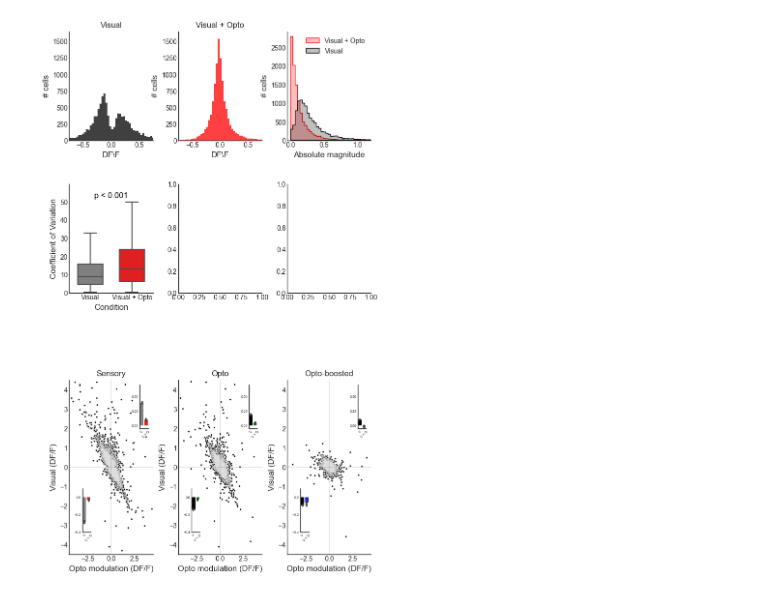
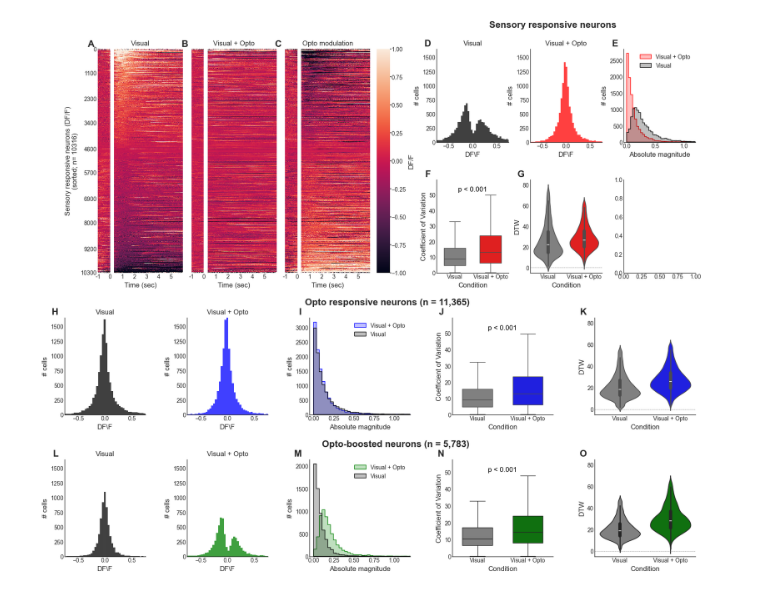
Before and after one commit to huriyeatg/clapfcstimulation, a Jupyter notebook: fig2_populationChrimson.ipynb, the cells around one changed output. Drawn from its saved outputs; the diff is of its cells as text; code cells hidden in the pictures.

```diff
--- a/fig2_populationChrimson.ipynb
+++ b/fig2_populationChrimson.ipynb
@@ -30,7 +30,7 @@ warnings.filterwarnings("ignore", category= UserWarning)
 
 
 #paths
-savefigpath  =  r'G:\My Drive\Manuscripts\1 CLAStPFC\panels_raw'
+savefigpath  =  r'G:\My Drive\Manuscripts\0 CLAStPFC\panels_raw2'
 #'C:\\Users\\Huriye\\Documents\\code\\clapfcstimulation\\figs\\'
 analysispath = 'C:\\Users\\Huriye\\Documents\\code\\clapfcstimulation\\analysis\\'
 # %% [output]
@@ -38,22 +39,35 @@ Env: clapfcstimulation
 # %%
+# Figure 2 : Chrimson mice - Naive population analysis Increase variance in response
 
 interestedCohort = 'Chrimson'
 interestedTrainedLevel = 'Naive'
 
 pfun.set_figure()
 fig = plt.figure(constrained_layout=False, figsize=(16, 18)) # 8,11 for full A4 page
+# figsize=(6.85, 9.05)) for full page # figsize=(3.35, 9.05)) for single page
 
 # set gridspec
-
 gs_visHeatmap  = fig.add_gridspec(ncols=3, nrows=1, bottom=0.65, top=0.95, left=0.05,right=0.46,
                               wspace=0.1, hspace=0.2)
 gs_visHeatmapCax  = fig.add_gridspec(ncols=1, nrows=1, bottom=0.65, top=0.95, left=0.48, right=0.50,
                               wspace=0.2, hspace=0.4)
 gs_visuaPlots  = fig.add_gridspec(ncols=3, nrows=2, bottom=0.65, top=0.95, left=0.56, right=0.95,
                               wspace=0.3, hspace=0.4)
-gs_scatterPlots  = fig.add_gridspec(ncols=3, nrows=1, bottom=0.35, top=0.55, left=0.56, right=0.95,
-                              wspace=0.3, hspace=0.4)
+gs_optoPlots   = fig.add_gridspec(ncols=5, nrows=1, bottom=0.46, top=0.59, left=0.0, right=0.95,
+                             width_ratios=[0.8, 0.8, 1, 1, 1], wspace=0.45, hspace=0.4)
+gs_bothPlots   = fig.add_gridspec(ncols=5, nrows=1, bottom=0.27, top=0.40, left=0.0, right=0.95,
+                             width_ratios=[0.8, 0.8, 1, 1, 1], wspace=0.45, hspace=0.4)
 
+# Panel A: Heatmap for Visual responsive cells
+ax_gs_visHeatmap = {xx: fig.add_subplot(gs_visHeatmap[xx]) for xx in range(3)}
+cax =  {xx: fig.add_subplot(gs_visHeatmapCax[xx]) for xx in range(1)}
+colorbarlimitsForHeatMap = [-1,1]
+pfun.heatmap_comparison('Visual', 'Visual + Opto', sortType = 'Visual', cohort=interestedCohort,
+                       trainedLevel= interestedTrainedLevel, condition='Sensory',
+                       colormapSelection = 'OptoProject', axis=ax_gs_visHeatmap, cbar_ax=cax[0],
+                       savefigname=None, savefigpath=None, colorbarlimits=colorbarlimitsForHeatMap)
+
+# Panel B-G: Visual responsive cells analysis
 plotParams = {
     'ylimitsforhist': [0, 1650],
     'xlimitsforhist': [-0.75, 0.75],
@@ -72,17 +86,62 @@ pfun.population_plots('Visual', 'Visual + Opto', sortType = 'Visual', cohort=int
                        trainedLevel=interestedTrainedLevel, condition='Sensory', plotParams = plotParams,
                        axisAll=ax_gs_visuaPlots, savefigname=None, savefigpath=None)
 
-total_num_axis = gs_scatterPlots.get_geometry()[0]* gs_scatterPlots.get_geometry()[1]
-ax_gs_scatterPlots = {xx: fig.add_subplot(gs_scatterPlots[xx]) for xx in range(total_num_axis)}
-pfun.scatterModulationvsBaseFiring('Visual', 'Visual + Opto', sortType = 'Visual', cohort=interestedCohort,
-                       trainedLevel=interestedTrainedLevel, condition='Sensory', plotParams = plotParams,
-                       axisAll=ax_gs_scatterPlots[0])
+# Panel: Opto responsive cells analysis
+total_num_axis = gs_optoPlots.get_geometry()[0]* gs_optoPlots.get_geometry()[1]
+ax_gs_optoPlots = {xx: fig.add_subplot(gs_optoPlots[xx]) for xx in range(total_num_axis)}
+plotParams['faceColors'] = ['black', 'blue']
+pfun.population_plots('Visual', 'Visual + Opto', sortType = 'Visual', cohort=interestedCohort,
+                       trainedLevel=interestedTrainedLevel, condition='Opto', plotParams = plotParams,
+                       axisAll=ax_gs_optoPlots, savefigname=None, savefigpath=None)
+
+# Panel: OptoBoosted responsive cells analysis
+total_num_axis = gs_bothPlots.get_geometry()[0]* gs_bothPlots.get_geometry()[1]
+ax_gs_bothPlots = {xx: fig.add_subplot(gs_bothPlots[xx]) for xx in range(total_num_axis)}
 plotParams['faceColors'] = ['black', 'green']
-pfun.scatterModulationvsBaseFiring('Visual', 'Visual + Opto', sortType = 'Visual', cohort=interestedCohort,
-                       trainedLevel=interestedTrainedLevel, condition='Opto', plotParams = plotParams,
-                       axisAll=ax_gs_scatterPlots[1])
-plotParams['faceColors'] = ['black', 'blue']
-pfun.scatterModulationvsBaseFiring('Visual', 'Visual + Opto', sortType = 'Visual', cohort=interestedCohort,
+pfun.population_plots('Visual', 'Visual + Opto', sortType = 'Visual', cohort=interestedCohort,
                        trainedLevel=interestedTrainedLevel, condition='Opto-boosted', plotParams = plotParams,
-                       axisAll=ax_gs_scatterPlots[2])
+                       axisAll=ax_gs_bothPlots, savefigname=None, savefigpath=None)
+
+# Lets add the labels
+axes = [ax_gs_visHeatmap, ax_gs_visuaPlots, ax_gs_optoPlots, ax_gs_bothPlots]
+labels = ['A','B','C','D','','E','F','G','','H','','I','J','K','L','','M','N','O','P',
+          'Q','R','S','T','U','V','W','X','Y','','Z']
+lInd = 0
+skip_indices = [68, 70, 75]
+for ax, label in zip(axes, labels):
+    for key in ax:
+        # if 8/10/15, do not add the label
+        if lInd not in skip_indices:
+            if lInd<3:
+                ax[key].text(-0.04, 1.04, labels[lInd], transform=ax[key].transAxes, fontsize=16,
+                            fontweight='bold', va='top', ha='right',
+                            bbox=dict(facecolor='none', edgecolor='none', boxstyle='round,pad=0.1'))
+            elif lInd>2:
+                ax[key].text(-0.08, 1.1, labels[lInd], transform=ax[key].transAxes, fontsize=16,
+                            fontweight='bold', va='top', ha='right',
+                            bbox=dict(facecolor='none', edgecolor='none', boxstyle='round,pad=0.1'))
+            else:
+                ax[key].text(-0.04, 1.04, labels[lInd], transform=ax[key].transAxes, fontsize=16,
+                            fontweight='bold', va='top', ha='right',
+                            bbox=dict(facecolor='none', edgecolor='none', boxstyle='round,pad=0.1'))
+        lInd += 1
+
+# Add some text in the figure
+axes[1][1].text(2.5, 1.3, 'Sensory responsive neurons', transform=axes[1][0].transAxes, fontsize=16,
+                        fontweight='bold', va='top', ha='right',
+                        bbox=dict(facecolor='none', edgecolor='none', boxstyle='round,pad=0.1'))
+
+axes[2][1].text(3.5, 1.2, 'Opto responsive neurons (n = 11,365)', transform=axes[2][1].transAxes, fontsize=16,
+                        fontweight='bold', va='top', ha='right',
+                        bbox=dict(facecolor='none', edgecolor='none', boxstyle='round,pad=0.1'))
+
+axes[3][1].text(3.5, 1.2, 'Opto-boosted neurons (n = 5,783)', transform=axes[3][1].transAxes, fontsize=16,
+                        fontweight='bold', va='top', ha='right',
+                        bbox=dict(facecolor='none', edgecolor='none', boxstyle='round,pad=0.1'))
+
+
+plt.tight_layout()
+savefigname = 'Figure2_Chrimson_NaivePopulationAnalysisRaw'
+pfun.save_figure(savefigname,savefigpath)
+#plt.close()
 # %% [output]
@@ -95 +163 @@ Pearson correlation coefficient for Visual and Visual + Opto is -0.8513430755237
-[figure, old version]
+[figure, new version]
```
Also changed, not shown: parts of 5 cells of this notebook, 8 other files.
